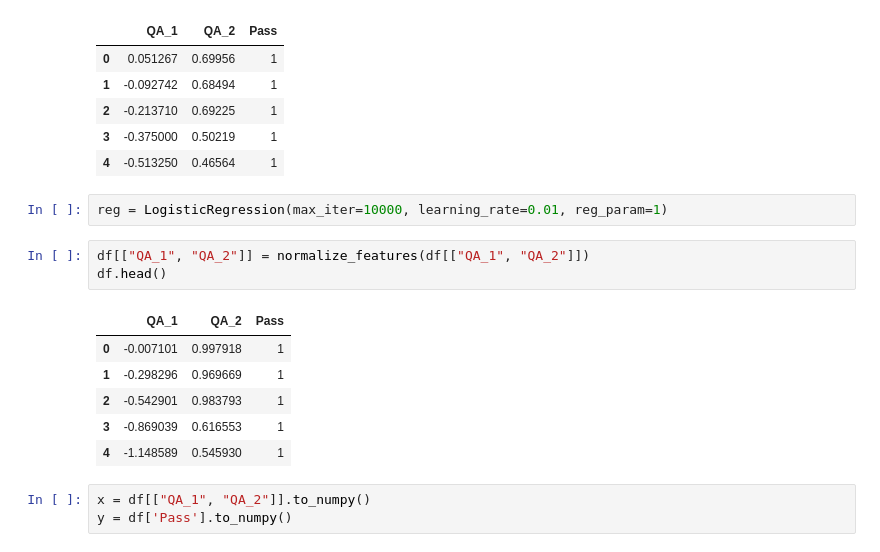
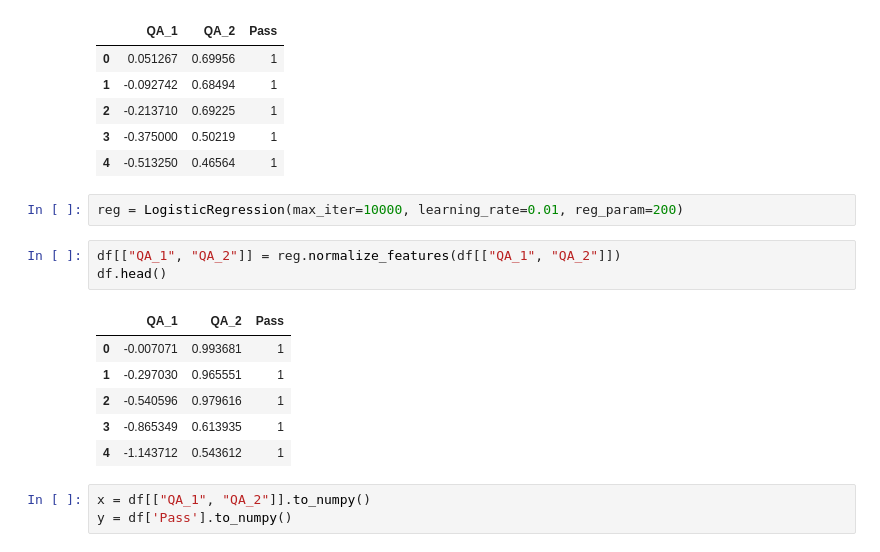
Before and after one commit to diogomatoschaves/ml-coursera-python, a Jupyter notebook: ml_coursera/week_2/week_2.ipynb, the cells around one changed output. Saved outputs shown, nothing was run; the diff lists cells and outputs as text.

```diff
--- a/ml_coursera/week_2/week_2.ipynb
+++ b/ml_coursera/week_2/week_2.ipynb
@@ -103,17 +102,17 @@ df.head()
 | 3 | -0.375000 | 0.50219 | 1 |
 | 4 | -0.513250 | 0.46564 | 1 |
 # %%
-reg = LogisticRegression(max_iter=10000, learning_rate=0.01, reg_param=1)
+reg = LogisticRegression(max_iter=10000, learning_rate=0.01, reg_param=200)
 # %%
-df[["QA_1", "QA_2"]] = normalize_features(df[["QA_1", "QA_2"]])
+df[["QA_1", "QA_2"]] = reg.normalize_features(df[["QA_1", "QA_2"]])
 df.head()
 # %% [output]
 |  | QA_1 | QA_2 | Pass |
-| 0 | -0.007101 | 0.997918 | 1 |
-| 1 | -0.298296 | 0.969669 | 1 |
-| 2 | -0.542901 | 0.983793 | 1 |
-| 3 | -0.869039 | 0.616553 | 1 |
-| 4 | -1.148589 | 0.545930 | 1 |
+| 0 | -0.007071 | 0.993681 | 1 |
+| 1 | -0.297030 | 0.965551 | 1 |
+| 2 | -0.540596 | 0.979616 | 1 |
+| 3 | -0.865349 | 0.613935 | 1 |
+| 4 | -1.143712 | 0.543612 | 1 |
 # %%
 x = df[["QA_1", "QA_2"]].to_numpy()
 y = df['Pass'].to_numpy()
```
Also changed, not shown: parts of 11 cells of this notebook, 1 other file.
